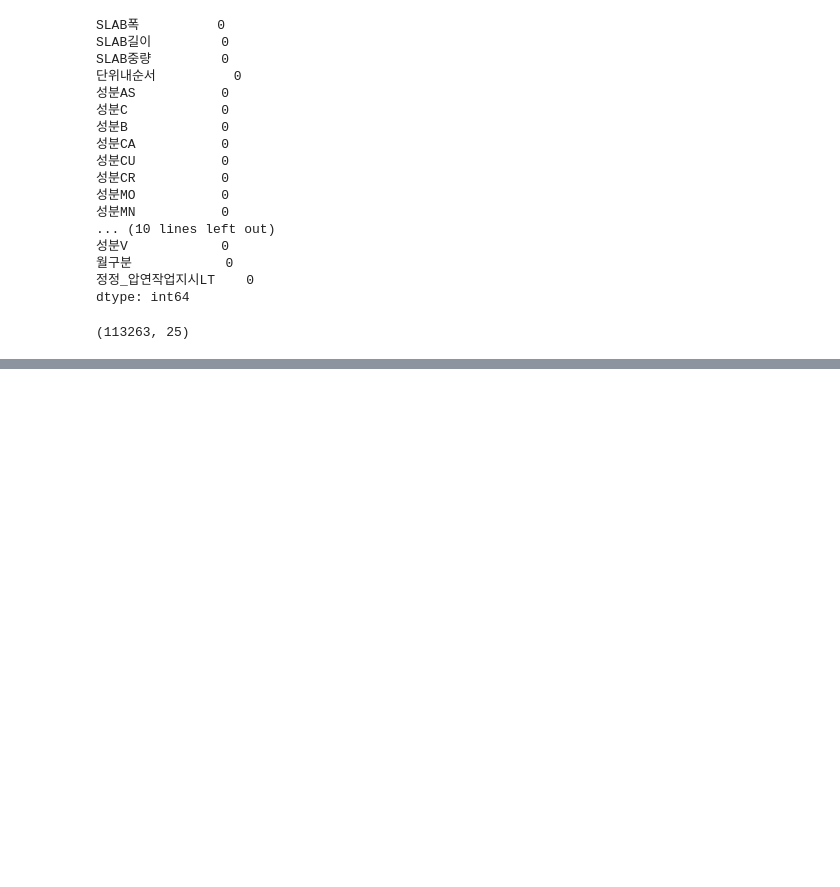
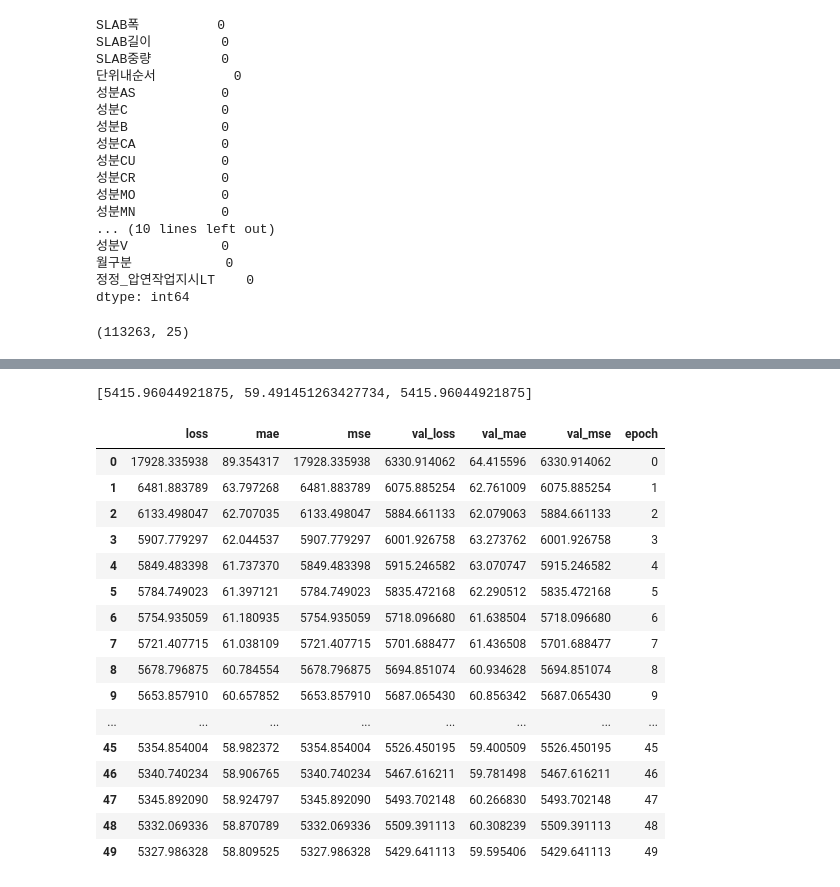
Before and after one commit to talchulgo/python, a Jupyter notebook: AI Basic/HCR Temp 예측실습.ipynb, the cells around one changed output, grey strips where cells are left out. Drawn from its saved outputs; the diff is of its cells as text; code cells hidden in the pictures; blank space fills up the shorter version.

```diff
--- a/AI Basic/HCR Temp 예측실습.ipynb
+++ b/AI Basic/HCR Temp 예측실습.ipynb
@@ -171,0 +205,3 @@ df.shape
+# %%
+x_train_normed = norm(x_train)
+x_test_normed = norm(x_test)
@@ -171,0 +274,26 @@ df.shape
+# %%
+model.evaluate(x_test_normed,y_test, verbose=0)
+# %% [output]
+[5415.96044921875, 59.491451263427734, 5415.96044921875]
+# %%
+hist = pd.DataFrame(history.history)
+hist['epoch'] = history.epoch
+hist
+# %% [output]
+|  | loss | mae | mse | val_loss | val_mae | val_mse | epoch |
+| 0 | 17928.335938 | 89.354317 | 17928.335938 | 6330.914062 | 64.415596 | 6330.914062 | 0 |
+| 1 | 6481.883789 | 63.797268 | 6481.883789 | 6075.885254 | 62.761009 | 6075.885254 | 1 |
+| 2 | 6133.498047 | 62.707035 | 6133.498047 | 5884.661133 | 62.079063 | 5884.661133 | 2 |
+| 3 | 5907.779297 | 62.044537 | 5907.779297 | 6001.926758 | 63.273762 | 6001.926758 | 3 |
+| 4 | 5849.483398 | 61.737370 | 5849.483398 | 5915.246582 | 63.070747 | 5915.246582 | 4 |
+| 5 | 5784.749023 | 61.397121 | 5784.749023 | 5835.472168 | 62.290512 | 5835.472168 | 5 |
+| 6 | 5754.935059 | 61.180935 | 5754.935059 | 5718.096680 | 61.638504 | 5718.096680 | 6 |
+| 7 | 5721.407715 | 61.038109 | 5721.407715 | 5701.688477 | 61.436508 | 5701.688477 | 7 |
+| 8 | 5678.796875 | 60.784554 | 5678.796875 | 5694.851074 | 60.934628 | 5694.851074 | 8 |
+| 9 | 5653.857910 | 60.657852 | 5653.857910 | 5687.065430 | 60.856342 | 5687.065430 | 9 |
+| ... | ... | ... | ... | ... | ... | ... | ... |
+| 45 | 5354.854004 | 58.982372 | 5354.854004 | 5526.450195 | 59.400509 | 5526.450195 | 45 |
+| 46 | 5340.740234 | 58.906765 | 5340.740234 | 5467.616211 | 59.781498 | 5467.616211 | 46 |
+| 47 | 5345.892090 | 58.924797 | 5345.892090 | 5493.702148 | 60.266830 | 5493.702148 | 47 |
+| 48 | 5332.069336 | 58.870789 | 5332.069336 | 5509.391113 | 60.308239 | 5509.391113 | 48 |
+| 49 | 5327.986328 | 58.809525 | 5327.986328 | 5429.641113 | 59.595406 | 5429.641113 | 49 |
```
Also changed, not shown: parts of 16 cells of this notebook.
